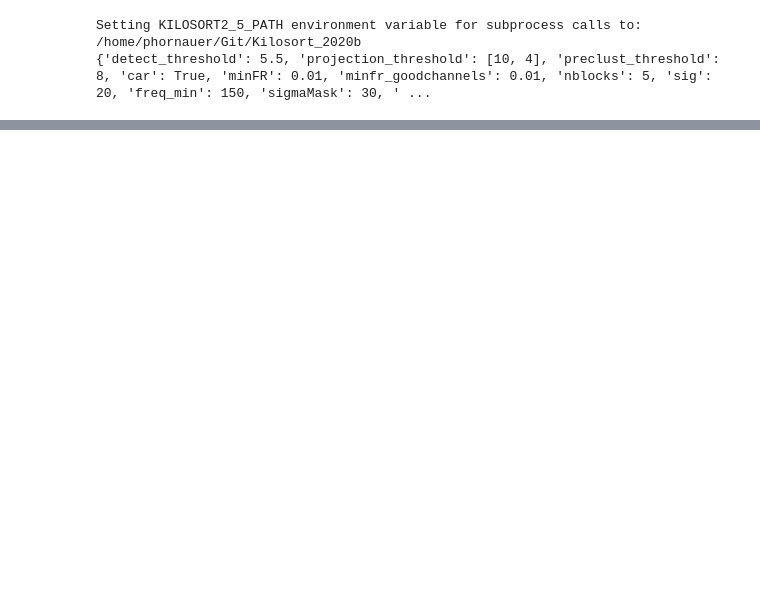
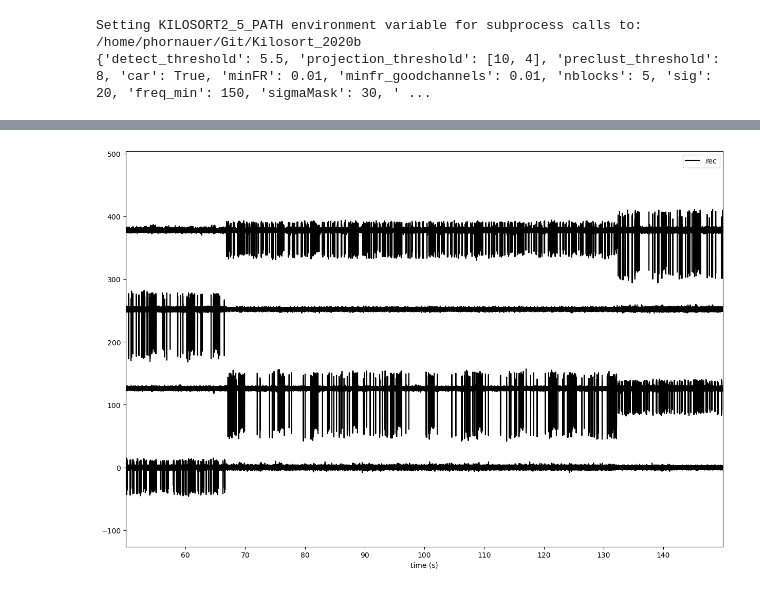
Before and after one commit to hornauerp/spikesorting, a Jupyter notebook: AxonScanSorting.ipynb, the cells around one changed output, grey strips where cells are left out. Drawn from its saved outputs; the diff is of its cells as text; code cells hidden in the pictures; blank space fills up the shorter version.

```diff
--- a/AxonScanSorting.ipynb
+++ b/AxonScanSorting.ipynb
@@ -102,0 +212,7 @@ multirecording = si.concatenate_recordings(rec_list)
+# %%
+plot_channels = None#[0,1,2,3,4,201,202,203,204,205]
+si.plot_timeseries(multirecording, channel_ids = plot_channels, time_range = [50,150])
+#plt.ylim([400,600])
+plt.show()
+# %% [output]
+[figure, added]
```
Also changed, not shown: parts of 62 cells of this notebook.
